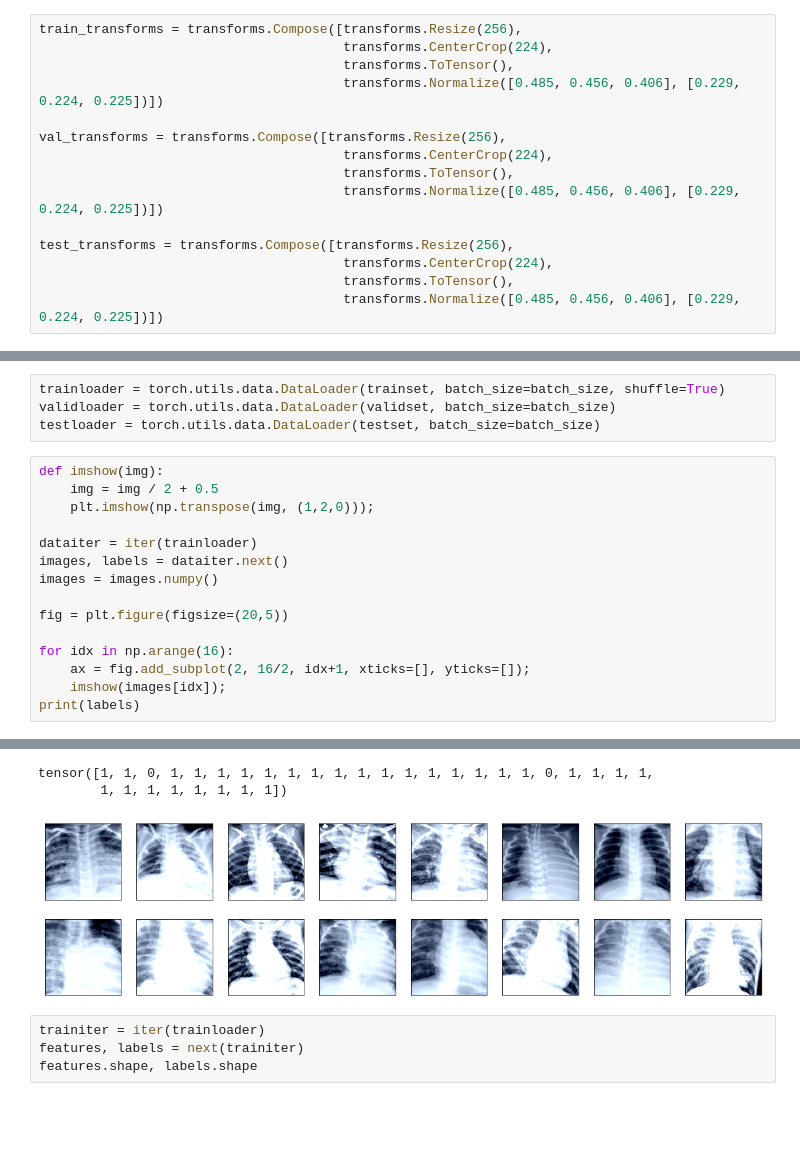
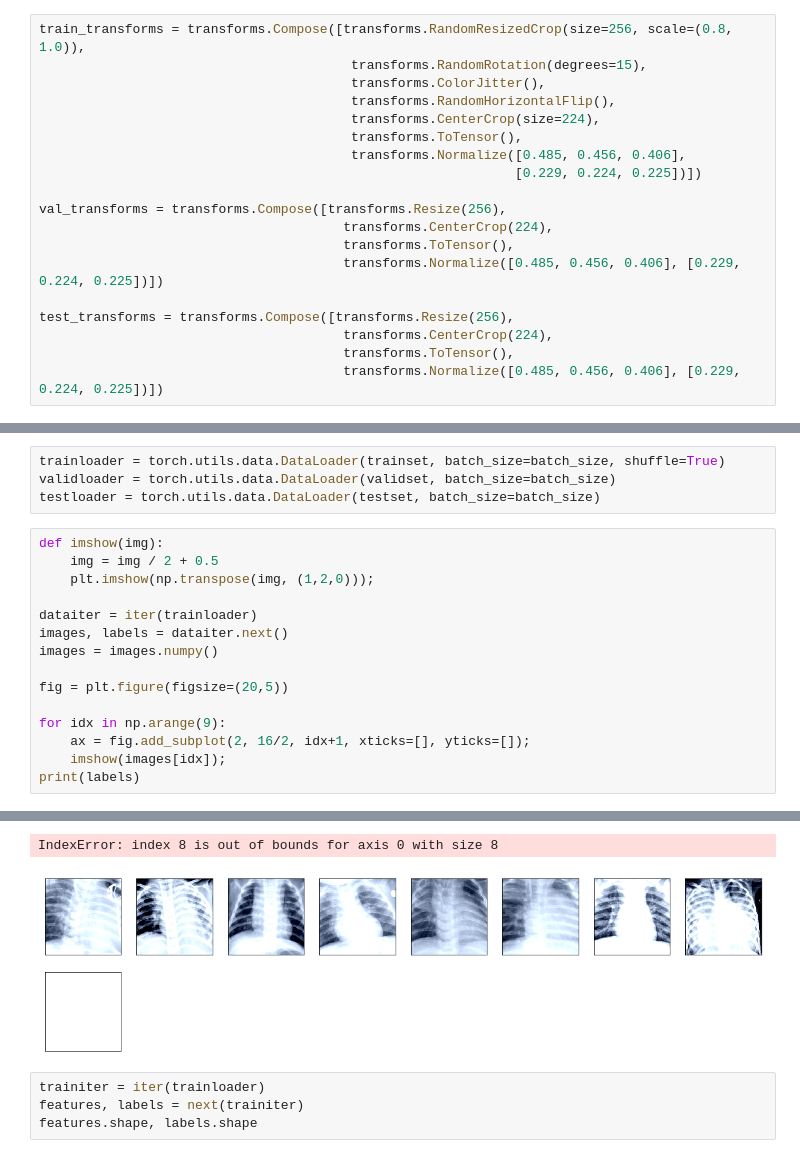
Before and after one commit to ShaheenPerveen/PyTorch_Pneumonia_Detection_usingChestXRay, a Jupyter notebook: Code/PyTorch_ResNet50.ipynb, the cells around one changed output, grey strips where cells are left out. Saved outputs shown, nothing was run; the diff lists cells and outputs as text; blank space fills up the shorter version.

```diff
--- a/Code/PyTorch_ResNet50.ipynb
+++ b/Code/PyTorch_ResNet50.ipynb
@@ -38,10 +39,14 @@ test_dir = data_dir + '/test'
 # %%
 batch_size = 8
 # %%
-train_transforms = transforms.Compose([transforms.Resize(256),
-                                       transforms.CenterCrop(224),
-                                       transforms.ToTensor(),
-                                       transforms.Normalize([0.485, 0.456, 0.406], [0.229, 0.224, 0.225])])
+train_transforms = transforms.Compose([transforms.RandomResizedCrop(size=256, scale=(0.8, 1.0)),
+                                        transforms.RandomRotation(degrees=15),
+                                        transforms.ColorJitter(),
+                                        transforms.RandomHorizontalFlip(),
+                                        transforms.CenterCrop(size=224),
+                                        transforms.ToTensor(),
+                                        transforms.Normalize([0.485, 0.456, 0.406],
+                                                             [0.229, 0.224, 0.225])])
 
 val_transforms = transforms.Compose([transforms.Resize(256),
                                        transforms.CenterCrop(224),
@@ -84,7 +92,7 @@ images = images.numpy()
 
 fig = plt.figure(figsize=(20,5))
 
-for idx in np.arange(16):
+for idx in np.arange(9):
     ax = fig.add_subplot(2, 16/2, idx+1, xticks=[], yticks=[]);
     imshow(images[idx]);
 print(labels)
@@ -108,6 +108,5 @@ Clipping input data to the valid range for imshow with RGB data ([0..1] for floa
-tensor([1, 1, 0, 1, 1, 1, 1, 1, 1, 1, 1, 1, 1, 1, 1, 1, 1, 1, 1, 0, 1, 1, 1, 1,
-        1, 1, 1, 1, 1, 1, 1, 1])
+IndexError: index 8 is out of bounds for axis 0 with size 8
-[figure, old version]
+[figure, new version]
 # %%
 trainiter = iter(trainloader)
 features, labels = next(trainiter)
```
Also changed, not shown: parts of 36 cells of this notebook.
